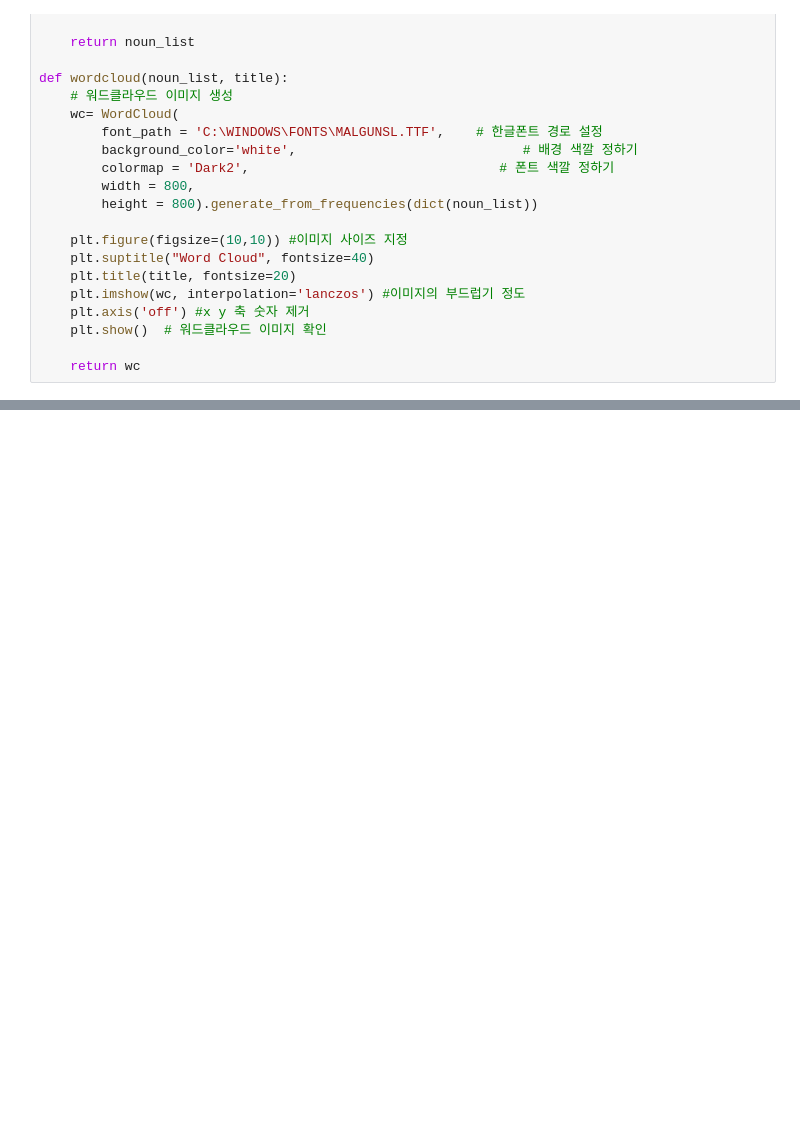
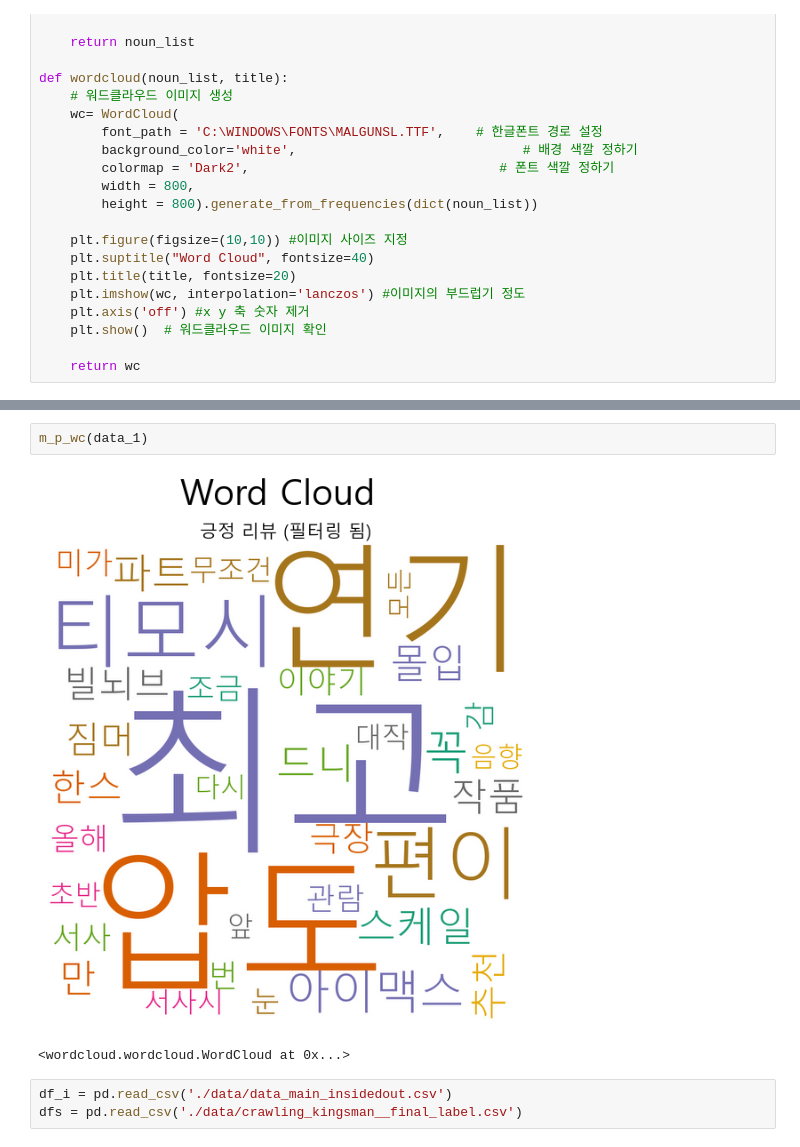
Before and after one commit to alsdnrdld/-, a Jupyter notebook: WordCloud_Automation.ipynb, the cells around one changed output, grey strips where cells are left out. Cells and saved outputs as stored; diff of their text form; blank space fills up the shorter version.

```diff
--- a/WordCloud_Automation.ipynb
+++ b/WordCloud_Automation.ipynb
@@ -95,0 +105,8 @@ def m_n_wc(dd):
+# %%
+m_p_wc(data_1)
+# %% [output]
+[figure, added]
+<wordcloud.wordcloud.WordCloud at 0x...>
+# %%
+df_i = pd.read_csv('./data/data_main_insidedout.csv')
+dfs = pd.read_csv('./data/crawling_kingsman__final_label.csv')
```
Also changed, not shown: parts of 9 cells of this notebook.
